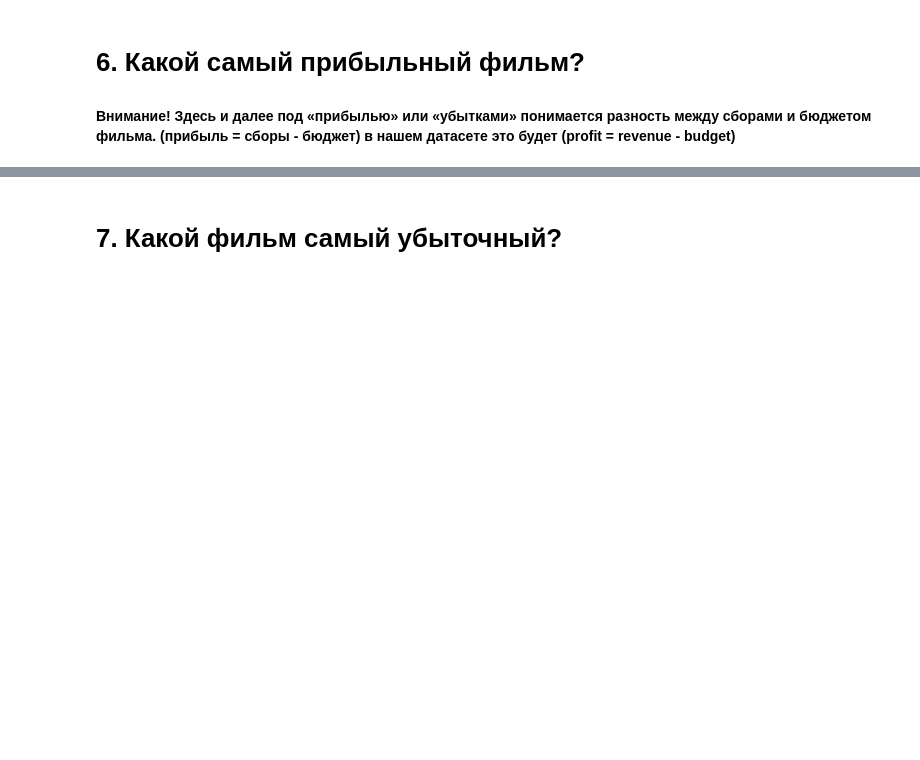
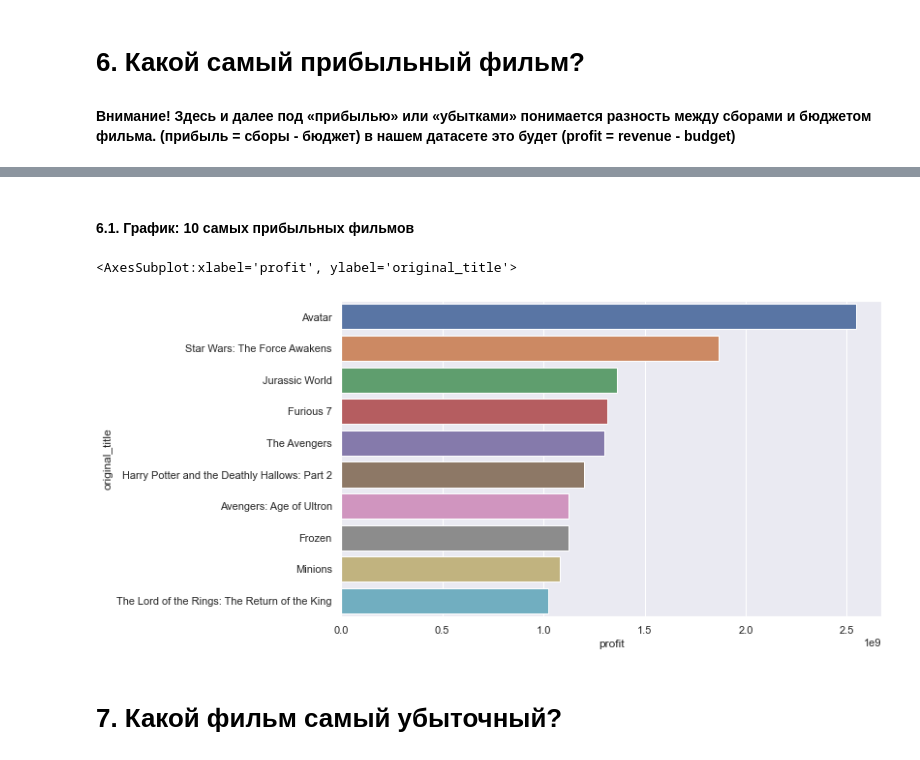
Before and after one commit to artkel/module_1, a Jupyter notebook: Movies_IMBD_v4.1_TEMPLATE.ipynb, the cells around one changed output, grey strips where cells are left out. Cells and saved outputs as stored; diff of their text form; code cells hidden in the pictures; blank space fills up the shorter version.

```diff
--- a/Movies_IMBD_v4.1_TEMPLATE.ipynb
+++ b/Movies_IMBD_v4.1_TEMPLATE.ipynb
@@ -294,6 +298,22 @@ data_new.sort_values("profit", ascending = False).head(3)
 | 239 | 237000000 | 2781505847 | Avatar | [Sam Worthington, Zoe Saldana, Si... | [James Cameron] | In the 22nd century, a paraplegic... | 162 | [Action, Adventure, Fantasy, Scie... | [Ingenious Film Partners, Twentie... | ... |
 | 3 | 200000000 | 2068178225 | Star Wars: The Force Awakens | [Harrison Ford, Mark Hamill, Carr... | [J.J. Abrams] | Thirty years after defeating the ... | 136 | [Action, Adventure, Science Ficti... | [Lucasfilm, Truenorth Productions... | ... |
 | 0 | 150000000 | 1513528810 | Jurassic World | [Chris Pratt, Bryce Dallas Howard... | [Colin Trevorrow] | Twenty-two years after the events... | 124 | [Action, Adventure, Science Ficti... | [Universal Studios, Amblin Entert... | ... |
+# %% [markdown]
+#### 6.1. График: 10 самых прибыльных фильмов
+# %%
+data_new_success = data_new[data_new.profit > 0].groupby("original_title").profit.sum().sort_values(ascending=False)[:10]
+data_new_success = pd.DataFrame(data_new_success)
+data_new_success["idx"] = range(10)
+
+data_new_success["original_title"] = data_new_success.index
+data_new_success = data_new_success.set_index("idx")
+
+sns.barplot(x="profit", y="original_title", data=data_new_success)
+
+# Хочешь заработать - найми режиссером Кэмерона
+# %% [output]
+<AxesSubplot:xlabel='profit', ylabel='original_title'>
+[figure, added]
 # %% [markdown]
 # 7. Какой фильм самый убыточный?
 # %%
```
Also changed, not shown: parts of 31 cells of this notebook.
